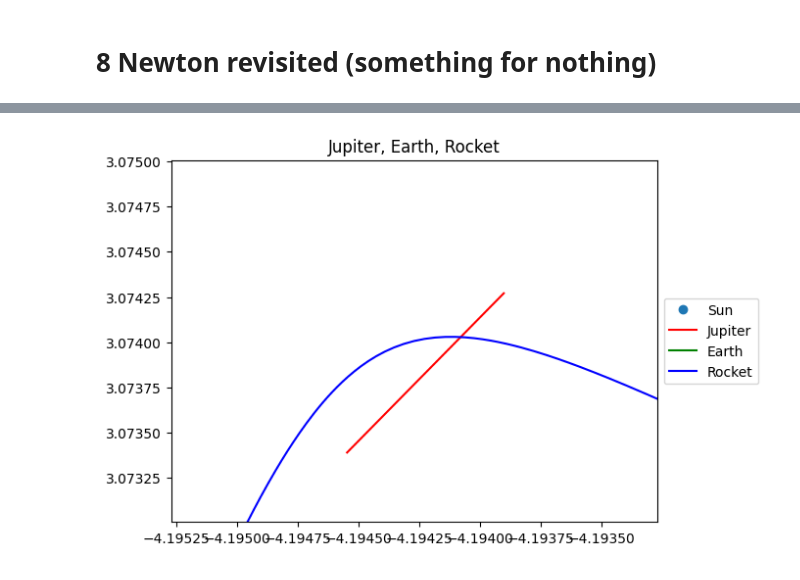
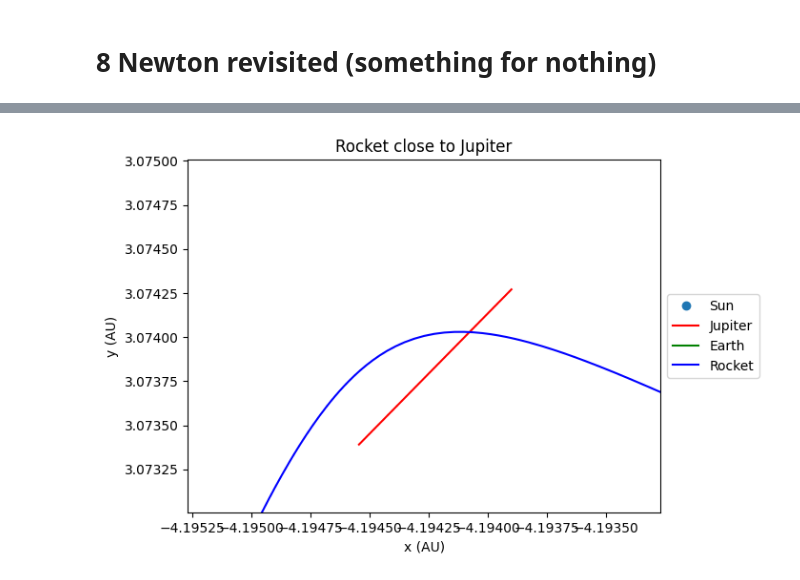
Before and after one commit to vilhelm-k/SF1692, a Jupyter notebook: Project.ipynb, the cells around one changed output, grey strips where cells are left out. Saved outputs shown, nothing was run; the diff lists cells and outputs as text; code cells hidden in the pictures.

```diff
--- a/Project.ipynb
+++ b/Project.ipynb
@@ -314,27 +320,29 @@ plt.axis('equal')
 # %%
 y_subsample = y[idx-1000:idx+1000:10]
 fig, ax = plt.subplots()
 ax.plot(0, 0, 'o', label='Sun')
 ln1, = ax.plot([], [], 'r-', label='Jupiter')
 ln2, = ax.plot([], [], 'g-', label='Earth')
 ln3, = ax.plot([], [], 'b-', label='Rocket')
 
 
 d = 0.001
 def init():
     ax.set_xlim(pos_mindist[0]-d, pos_mindist[0]+d)
     ax.set_ylim(pos_mindist[1]-d, pos_mindist[1]+d)
-    ax.set_title('Jupiter, Earth, Rocket')
+    ax.set_xlabel('x (AU)')
+    ax.set_ylabel('y (AU)')
+    ax.set_title('Rocket close to Jupiter')
     ax.legend(loc='center left', bbox_to_anchor=(1, 0.5))
     return ln1, ln2, ln3,
 
 def update(frame):
     ln1.set_data(y_subsample[:frame, 0], y_subsample[:frame, 1])
     ln2.set_data(y_subsample[:frame, 2], y_subsample[:frame, 3])
     ln3.set_data(y_subsample[:frame, 4], y_subsample[:frame, 5])
     return ln1, ln2, ln3,
 
 ani = FuncAnimation(fig, update, frames=len(y_subsample), init_func=init, blit=True)
 ani.save("newton2.gif", writer=PillowWriter(fps=10))
 # %% [output]
-[figure, old version]
+[figure, new version]
```
Also changed, not shown: parts of 5 cells of this notebook, 4 other files.
